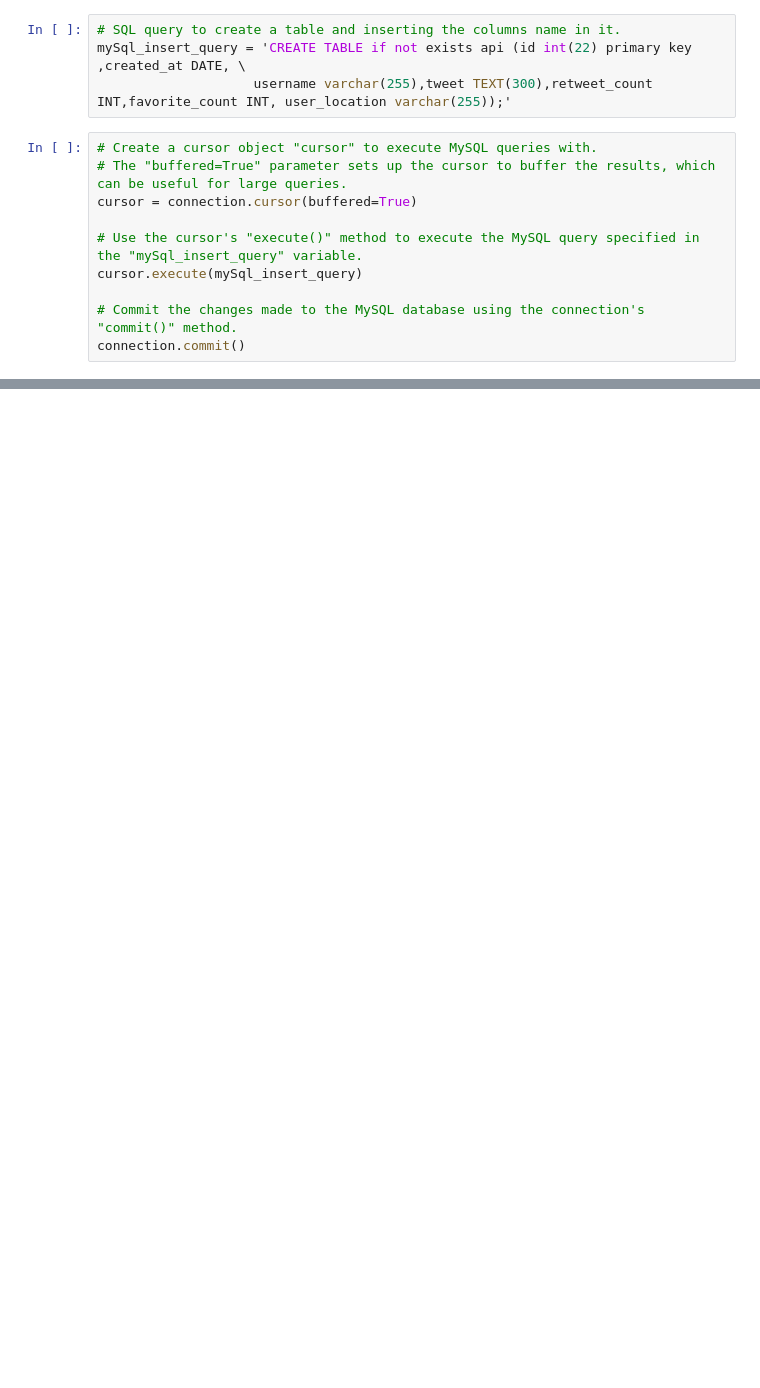
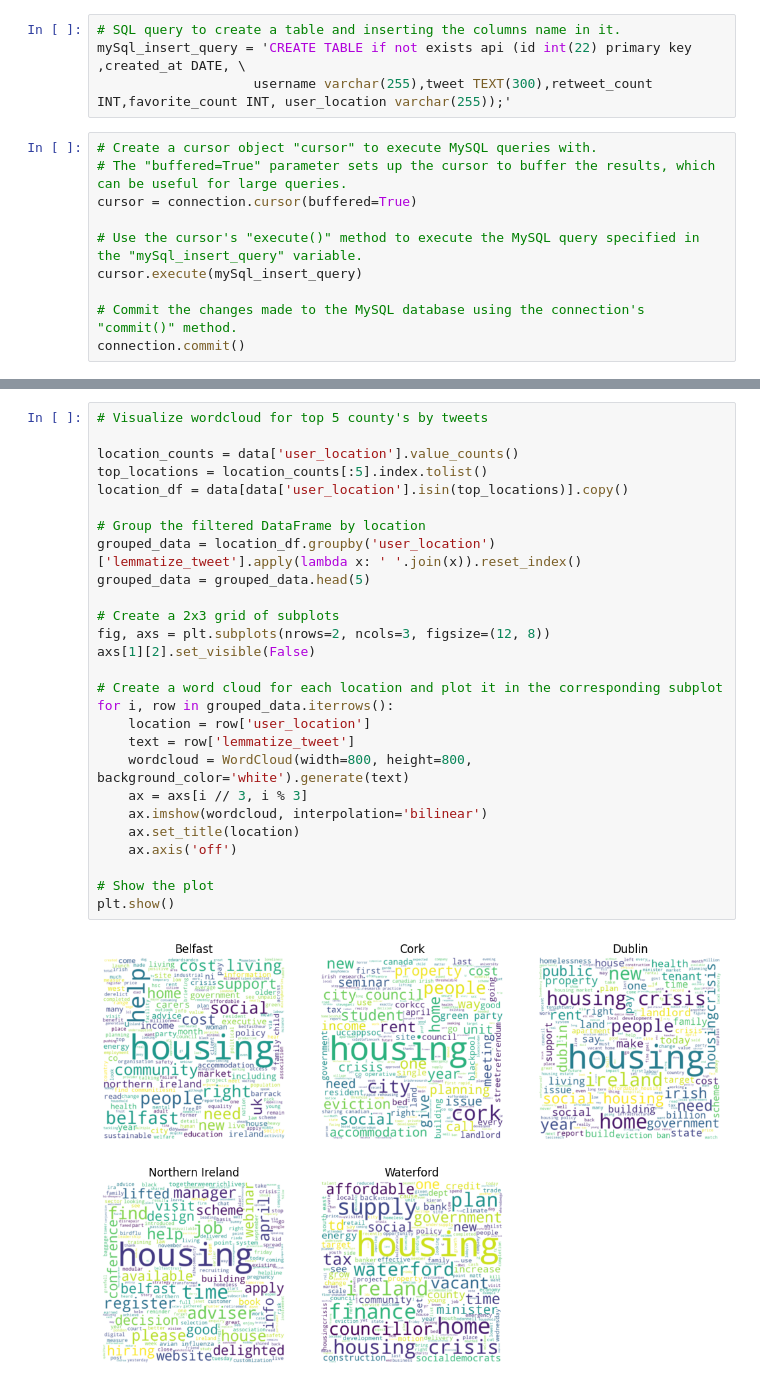
Before and after one commit to VirgilUwaoma/twitterwebscraping, a Jupyter notebook: programming_ca_two.ipynb, the cells around one changed output, grey strips where cells are left out. Drawn from its saved outputs; the diff is of its cells as text; blank space fills up the shorter version.

```diff
--- a/programming_ca_two.ipynb
+++ b/programming_ca_two.ipynb
@@ -227,3 +214,32 @@ plt.show()
+# %%
+# Visualize wordcloud for top 5 county's by tweets
+
+location_counts = data['user_location'].value_counts()
+top_locations = location_counts[:5].index.tolist()
+location_df = data[data['user_location'].isin(top_locations)].copy()
+
+# Group the filtered DataFrame by location
+grouped_data = location_df.groupby('user_location')['lemmatize_tweet'].apply(lambda x: ' '.join(x)).reset_index()
+grouped_data = grouped_data.head(5)
+
+# Create a 2x3 grid of subplots
+fig, axs = plt.subplots(nrows=2, ncols=3, figsize=(12, 8))
+axs[1][2].set_visible(False)
+
+# Create a word cloud for each location and plot it in the corresponding subplot
+for i, row in grouped_data.iterrows():
+    location = row['user_location']
+    text = row['lemmatize_tweet']
+    wordcloud = WordCloud(width=800, height=800, background_color='white').generate(text)
+    ax = axs[i // 3, i % 3]
+    ax.imshow(wordcloud, interpolation='bilinear')
+    ax.set_title(location)
+    ax.axis('off')
+
+# Show the plot
+plt.show()
+# %% [output]
+[figure, added]
 # %%
 location_counts = data['user_location'].value_counts().nlargest(10)
 from matplotlib.pyplot import figure
```
Also changed, not shown: parts of 10 cells of this notebook, 1 other file.
